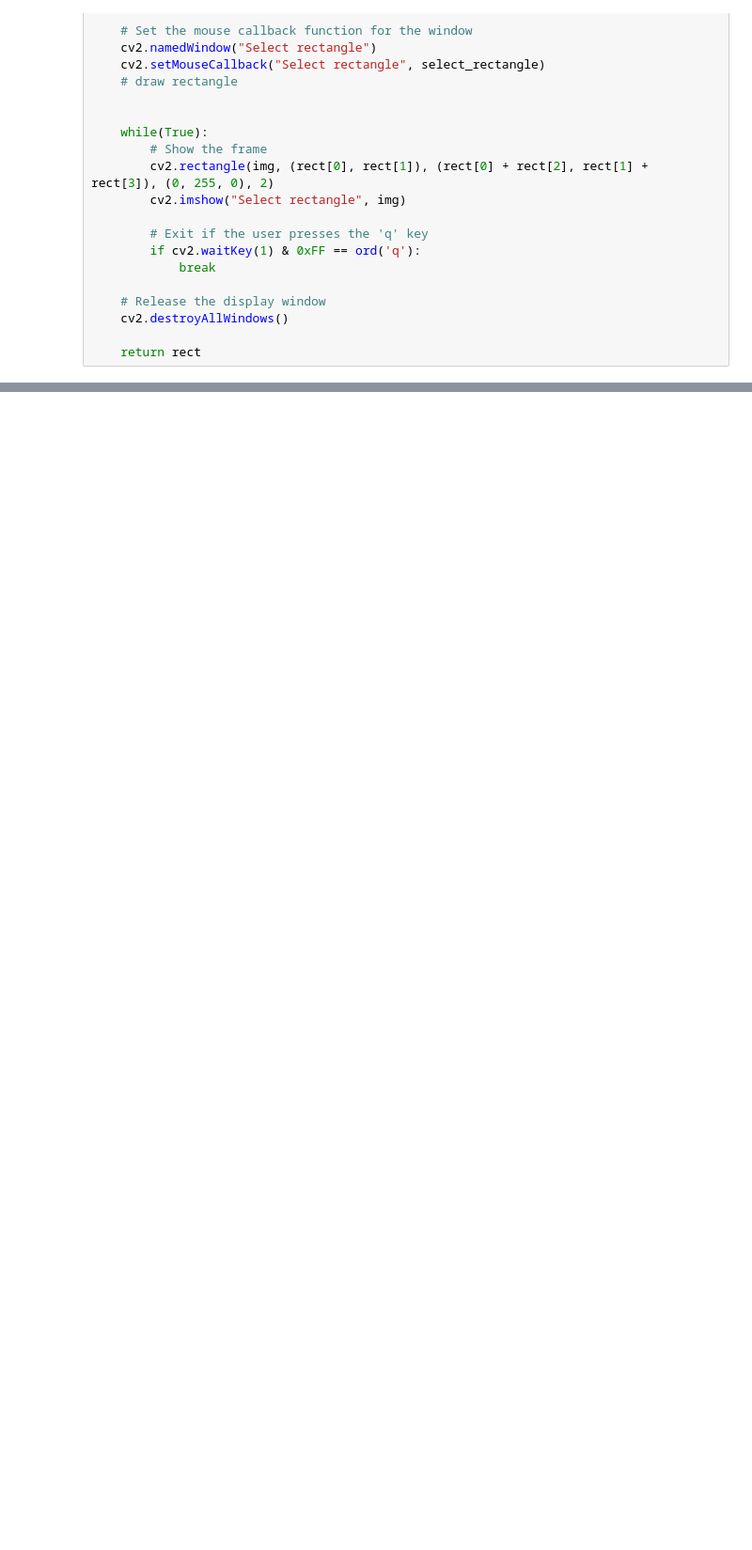
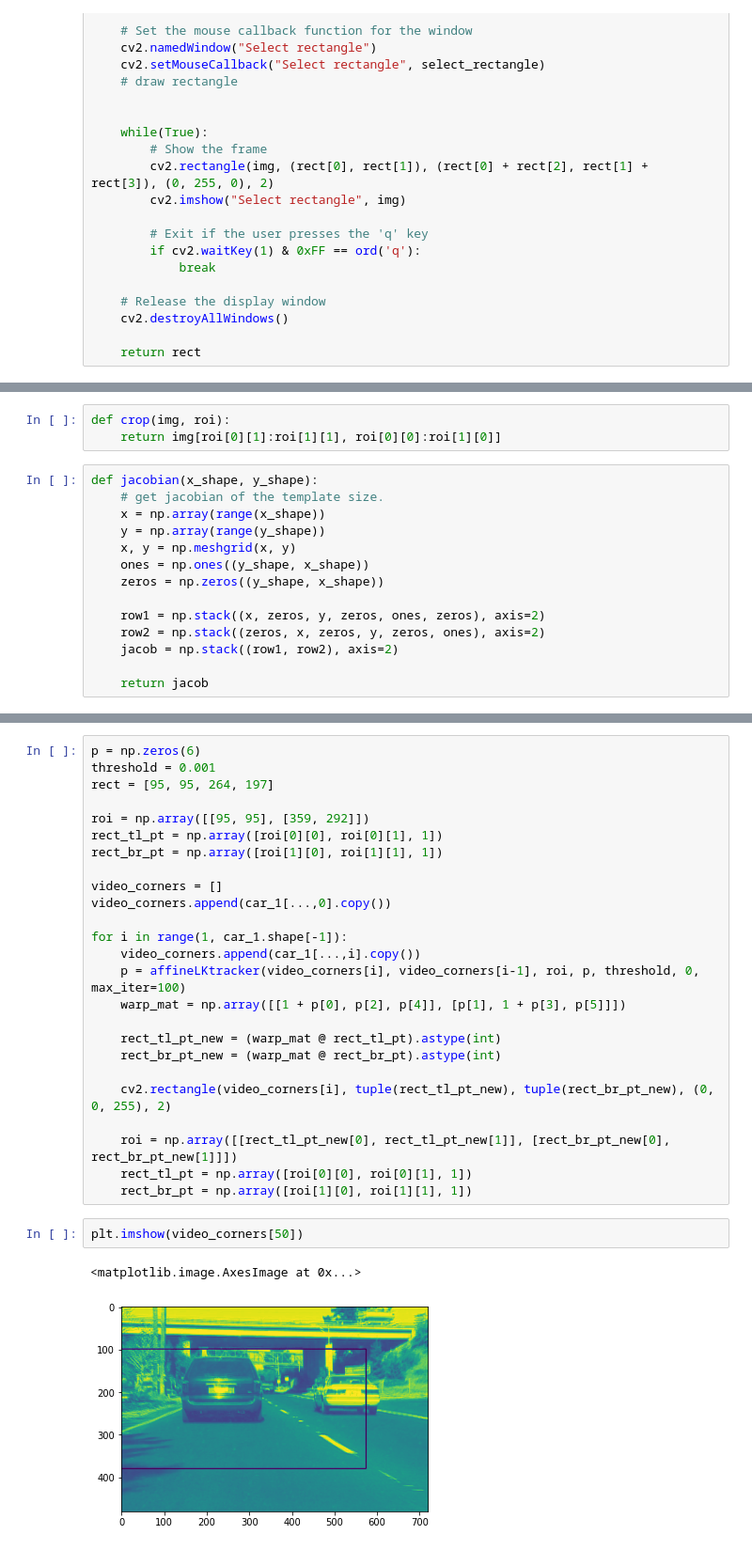
Before and after one commit to naelmostafa/computer-vision, a Jupyter notebook: Assignment-3-2/Object_Tracking.ipynb, the cells around one changed output, grey strips where cells are left out. Shown: that part at 94% size. Cells and saved outputs as stored; diff of their text form; blank space fills up the shorter version.

```diff
--- a/Assignment-3-2/Object_Tracking.ipynb
+++ b/Assignment-3-2/Object_Tracking.ipynb
@@ -61,0 +148,17 @@ def play_video(frames):
+# %%
+def crop(img, roi):
+    return img[roi[0][1]:roi[1][1], roi[0][0]:roi[1][0]]
+# %%
+def jacobian(x_shape, y_shape):
+    # get jacobian of the template size.
+    x = np.array(range(x_shape))
+    y = np.array(range(y_shape))
+    x, y = np.meshgrid(x, y)
+    ones = np.ones((y_shape, x_shape))
+    zeros = np.zeros((y_shape, x_shape))
+
+    row1 = np.stack((x, zeros, y, zeros, ones, zeros), axis=2)
+    row2 = np.stack((zeros, x, zeros, y, zeros, ones), axis=2)
+    jacob = np.stack((row1, row2), axis=2)
+
+    return jacob
@@ -61,0 +259,30 @@ def play_video(frames):
+# %%
+p = np.zeros(6)
+threshold = 0.001
+rect = [95, 95, 264, 197]
+
+roi = np.array([[95, 95], [359, 292]])
+rect_tl_pt = np.array([roi[0][0], roi[0][1], 1])
+rect_br_pt = np.array([roi[1][0], roi[1][1], 1])
+
+video_corners = []
+video_corners.append(car_1[...,0].copy())
+
+for i in range(1, car_1.shape[-1]):
+    video_corners.append(car_1[...,i].copy())
+    p = affineLKtracker(video_corners[i], video_corners[i-1], roi, p, threshold, 0, max_iter=100)
+    warp_mat = np.array([[1 + p[0], p[2], p[4]], [p[1], 1 + p[3], p[5]]])
+
+    rect_tl_pt_new = (warp_mat @ rect_tl_pt).astype(int)
+    rect_br_pt_new = (warp_mat @ rect_br_pt).astype(int)
+
+    cv2.rectangle(video_corners[i], tuple(rect_tl_pt_new), tuple(rect_br_pt_new), (0, 0, 255), 2)
+
+    roi = np.array([[rect_tl_pt_new[0], rect_tl_pt_new[1]], [rect_br_pt_new[0], rect_br_pt_new[1]]])
+    rect_tl_pt = np.array([roi[0][0], roi[0][1], 1])
+    rect_br_pt = np.array([roi[1][0], roi[1][1], 1])
+# %%
+plt.imshow(video_corners[50])
+# %% [output]
+<matplotlib.image.AxesImage at 0x...>
+[figure, added]
```
Also changed, not shown: parts of 21 cells of this notebook.
